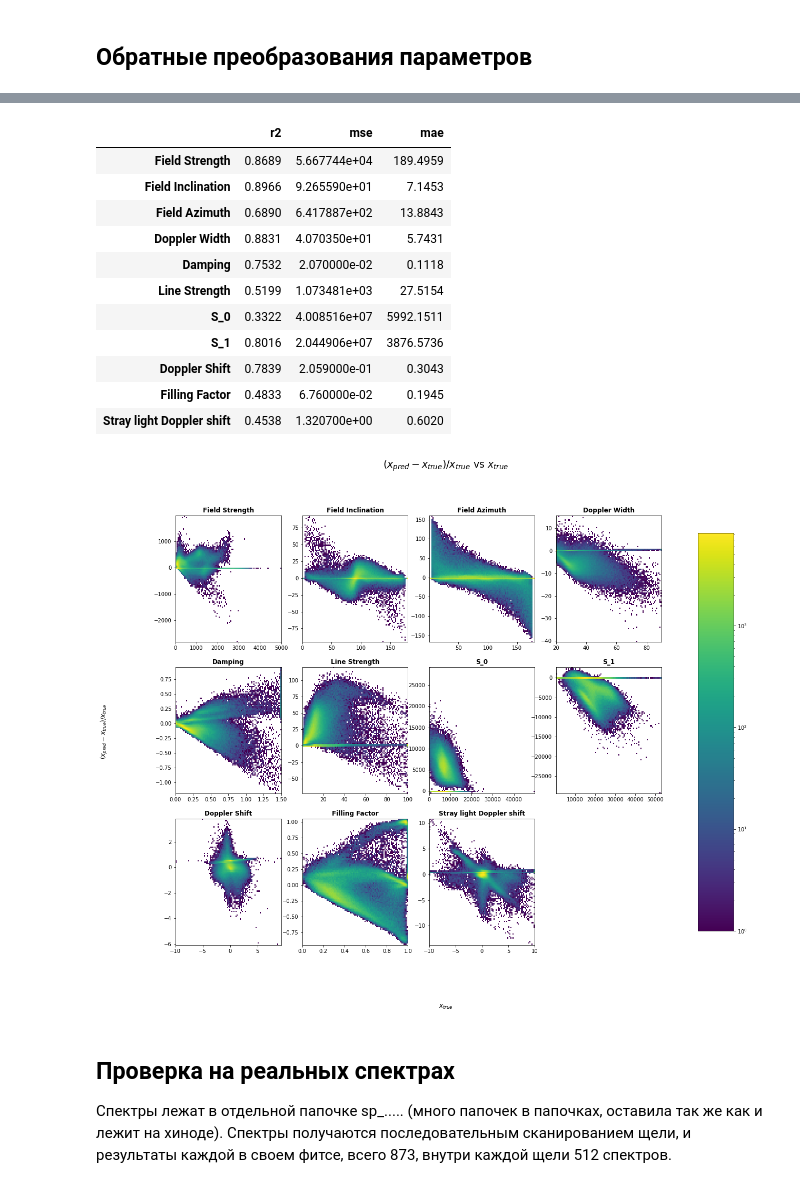
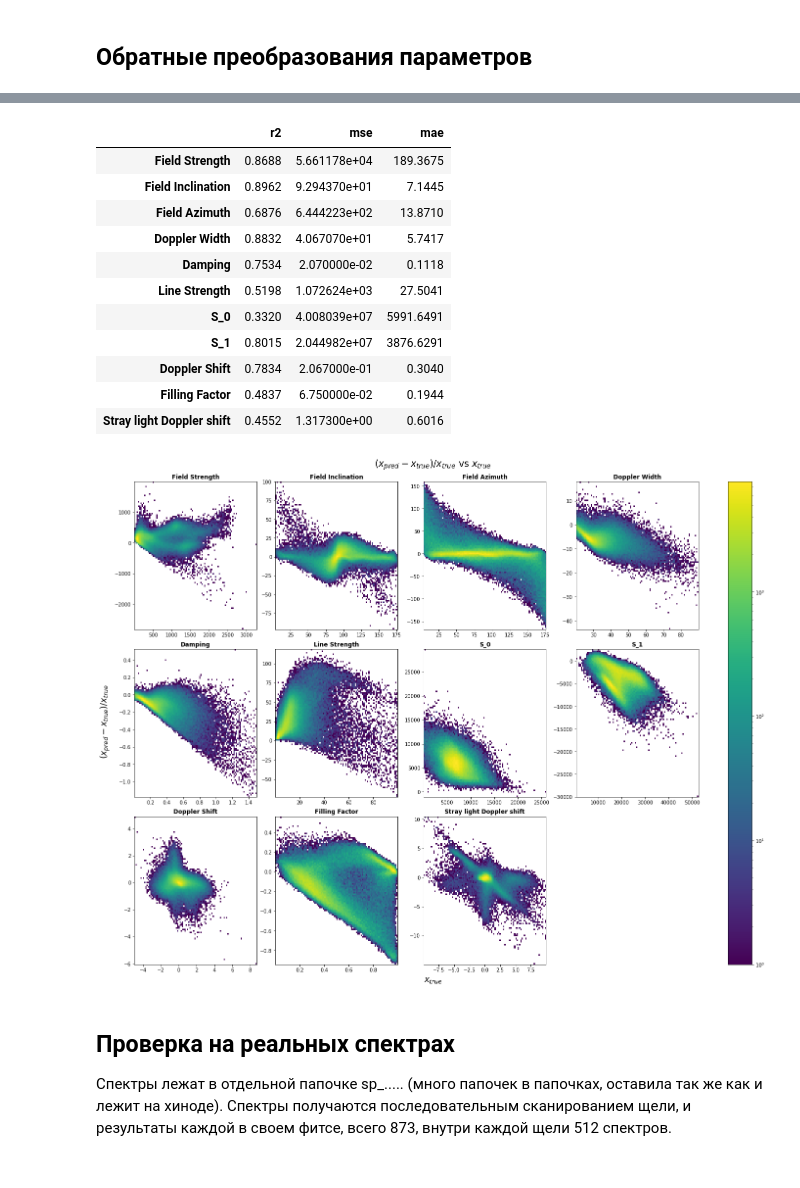
Before and after one commit to hushchyn-mikhail/InverseProblem, a Jupyter notebook: notebooks/model_pi_mlp_conv_train.ipynb, the cells around one changed output, grey strips where cells are left out. Drawn from its saved outputs; the diff is of its cells as text; code cells hidden in the pictures.

```diff
--- a/notebooks/model_pi_mlp_conv_train.ipynb
+++ b/notebooks/model_pi_mlp_conv_train.ipynb
@@ -390,26 +434,30 @@ predicted_2d_masked[:, 1:3] = np.clip(predicted_2d_masked[:, 1:3], 0, 1)
 # %%
-predicted_2d_masked_inv = inverse_transformation(predicted_2d_masked,
-                                                 inv_logB=True,
-                                                 inv_angle_transformation=True)
+predicted_2d_inv = inverse_transformation(predicted_2d_prep,
+                                          inv_logB=True,
+                                          inv_angle_transformation=True)
 # %%
-compute_metrics(masked_ref_unnormalized_2d.data, predicted_2d_masked_inv.data, mask=predicted_2d_masked_inv.mask)
+compute_metrics(masked_ref_unnormalized_2d.data, predicted_2d_masked_inv,
+                mask=combined_mask,
+                save_path=save_path=save_path+model_name+'_inv' + '.csv')
 # %% [output]
 |  | r2 | mse | mae |
-| Field Strength | 0.8689 | 5.667744e+04 | 189.4959 |
-| Field Inclination | 0.8966 | 9.265590e+01 | 7.1453 |
-| Field Azimuth | 0.6890 | 6.417887e+02 | 13.8843 |
-| Doppler Width | 0.8831 | 4.070350e+01 | 5.7431 |
-| Damping | 0.7532 | 2.070000e-02 | 0.1118 |
-| Line Strength | 0.5199 | 1.073481e+03 | 27.5154 |
-| S_0 | 0.3322 | 4.008516e+07 | 5992.1511 |
-| S_1 | 0.8016 | 2.044906e+07 | 3876.5736 |
-| Doppler Shift | 0.7839 | 2.059000e-01 | 0.3043 |
-| Filling Factor | 0.4833 | 6.760000e-02 | 0.1945 |
-| Stray light Doppler shift | 0.4538 | 1.320700e+00 | 0.6020 |
+| Field Strength | 0.8688 | 5.661178e+04 | 189.3675 |
+| Field Inclination | 0.8962 | 9.294370e+01 | 7.1445 |
+| Field Azimuth | 0.6876 | 6.444223e+02 | 13.8710 |
+| Doppler Width | 0.8832 | 4.067070e+01 | 5.7417 |
+| Damping | 0.7534 | 2.070000e-02 | 0.1118 |
+| Line Strength | 0.5198 | 1.072624e+03 | 27.5041 |
+| S_0 | 0.3320 | 4.008039e+07 | 5991.6491 |
+| S_1 | 0.8015 | 2.044982e+07 | 3876.6291 |
+| Doppler Shift | 0.7834 | 2.067000e-01 | 0.3040 |
+| Filling Factor | 0.4837 | 6.750000e-02 | 0.1944 |
+| Stray light Doppler shift | 0.4552 | 1.317300e+00 | 0.6016 |
 # %%
-plot_analysis_hist2d(masked_ref_unnormalized_2d, predicted_2d_masked_inv, save_path=save_path+model_name+'_analysis_hist2d_inv')
+plot_analysis_hist2d(masked_ref_unnormalized_2d.data, predicted_2d_masked_inv, mask=combined_mask, save_path=save_path+model_name+'_analysis_hist2d_inv')
+
+plt.show()
 # %% [output]
-[figure, old version]
+[figure, new version]
 # %% [markdown]
 ## Проверка на реальных спектрах
 Спектры лежат в отдельной папочке sp_..... (много папочек в папочках, оставила так же как и лежит на хиноде). Спектры получаются последовательным сканированием щели, и результаты каждой в своем фитсе, всего 873, внутри каждой щели 512 спектров.
```
Also changed, not shown: parts of 15 cells of this notebook, 3 other files.
